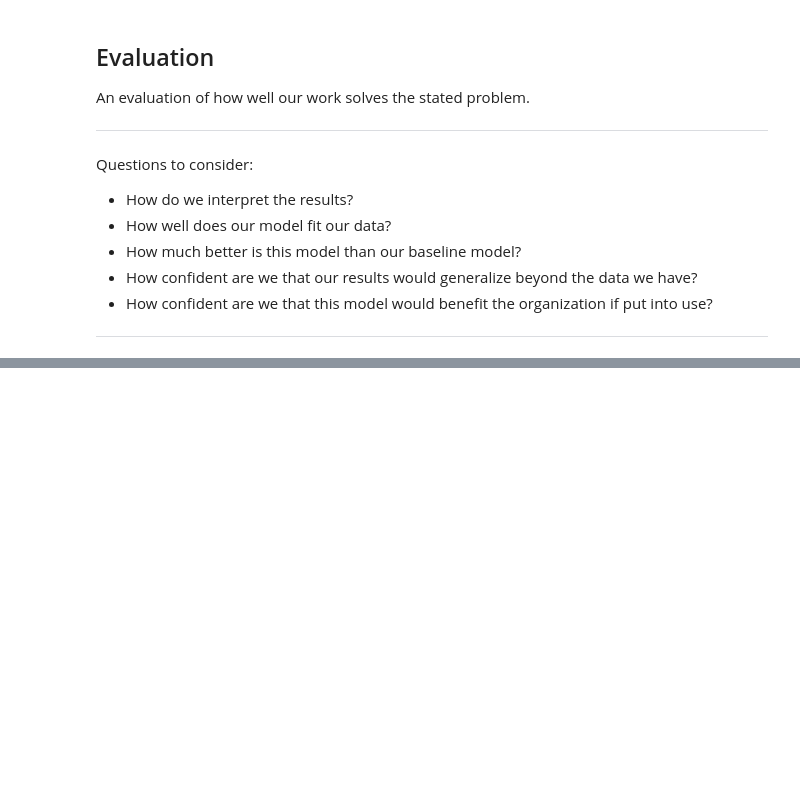
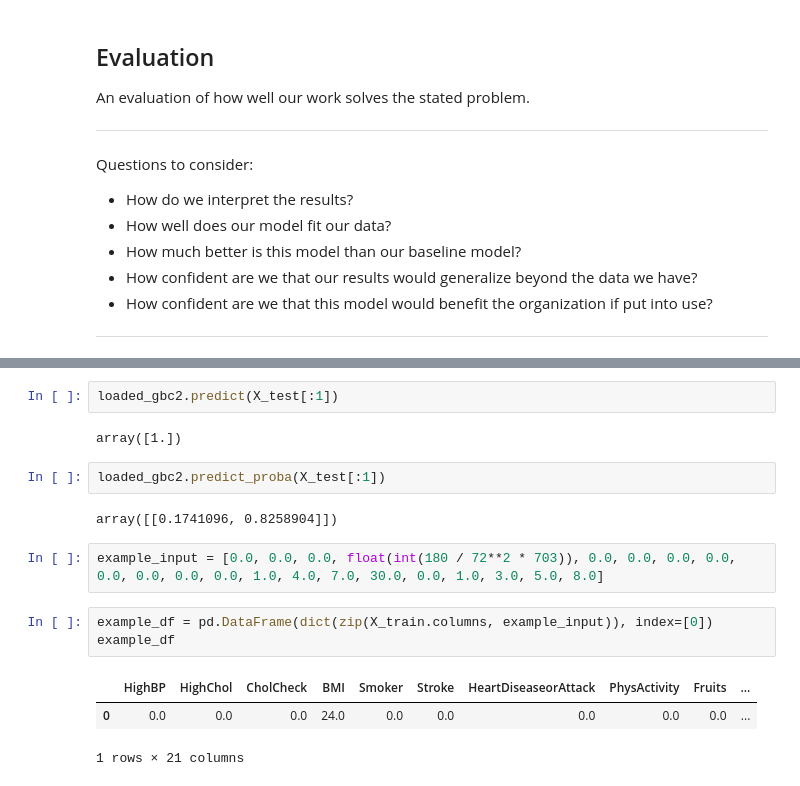
Before and after one commit to ChumpyDuelle/detecting-diabetes-with-machine-learning, a Jupyter notebook: detecting-diabetes-with-machine-learning.ipynb, the cells around one changed output, grey strips where cells are left out. Cells and saved outputs as stored; diff of their text form; blank space fills up the shorter version.

```diff
--- a/detecting-diabetes-with-machine-learning.ipynb
+++ b/detecting-diabetes-with-machine-learning.ipynb
@@ -1374,0 +1427,17 @@ Questions to consider:
+# %%
+loaded_gbc2.predict(X_test[:1])
+# %% [output]
+array([1.])
+# %%
+loaded_gbc2.predict_proba(X_test[:1])
+# %% [output]
+array([[0.1741096, 0.8258904]])
+# %%
+example_input = [0.0, 0.0, 0.0, float(int(180 / 72**2 * 703)), 0.0, 0.0, 0.0, 0.0, 0.0, 0.0, 0.0, 0.0, 1.0, 4.0, 7.0, 30.0, 0.0, 1.0, 3.0, 5.0, 8.0]
+# %%
+example_df = pd.DataFrame(dict(zip(X_train.columns, example_input)), index=[0])
+example_df
+# %% [output]
+|  | HighBP | HighChol | CholCheck | BMI | Smoker | Stroke | HeartDiseaseorAttack | PhysActivity | Fruits | ... |
+| 0 | 0.0 | 0.0 | 0.0 | 24.0 | 0.0 | 0.0 | 0.0 | 0.0 | 0.0 | ... |
+1 rows × 21 columns
```
Also changed, not shown: parts of 14 cells of this notebook, 1 other file.
